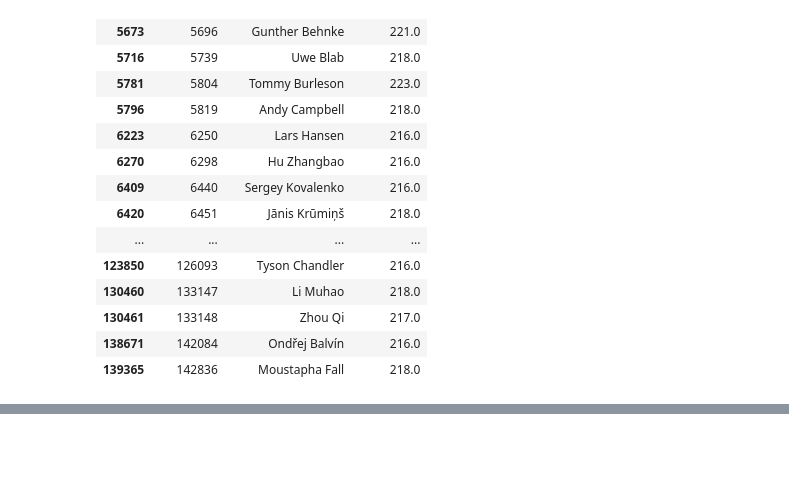
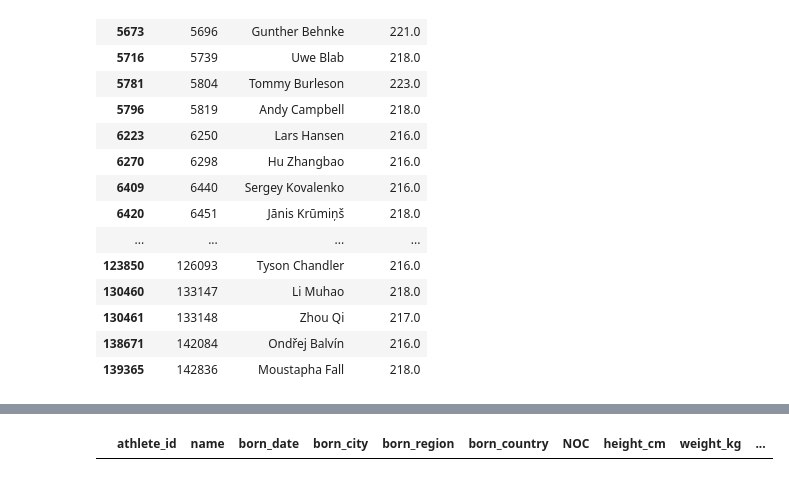
Before and after one commit to Abbasam8910/Python, a Jupyter notebook: Pandas Tutorials/3. Accessing data with pandas.ipynb, the cells around one changed output, grey strips where cells are left out. Cells and saved outputs as stored; diff of their text form; code cells hidden in the pictures; blank space fills up the shorter version.

```diff
--- a/Pandas Tutorials/3. Accessing data with pandas.ipynb
+++ b/Pandas Tutorials/3. Accessing data with pandas.ipynb
@@ -411,0 +499,5 @@ bios.loc[bios["height_cm"] > 215, ["athlete_id","name", "height_cm"]]
+# %%
+# Don't use regex search (exact match)
+bios[bios['name'].str.contains('keith|patrick', case=False, regex=False)]
+# %% [output]
+|  | athlete_id | name | born_date | born_city | born_region | born_country | NOC | height_cm | weight_kg | ... |
```
Also changed, not shown: parts of 8 cells of this notebook.
